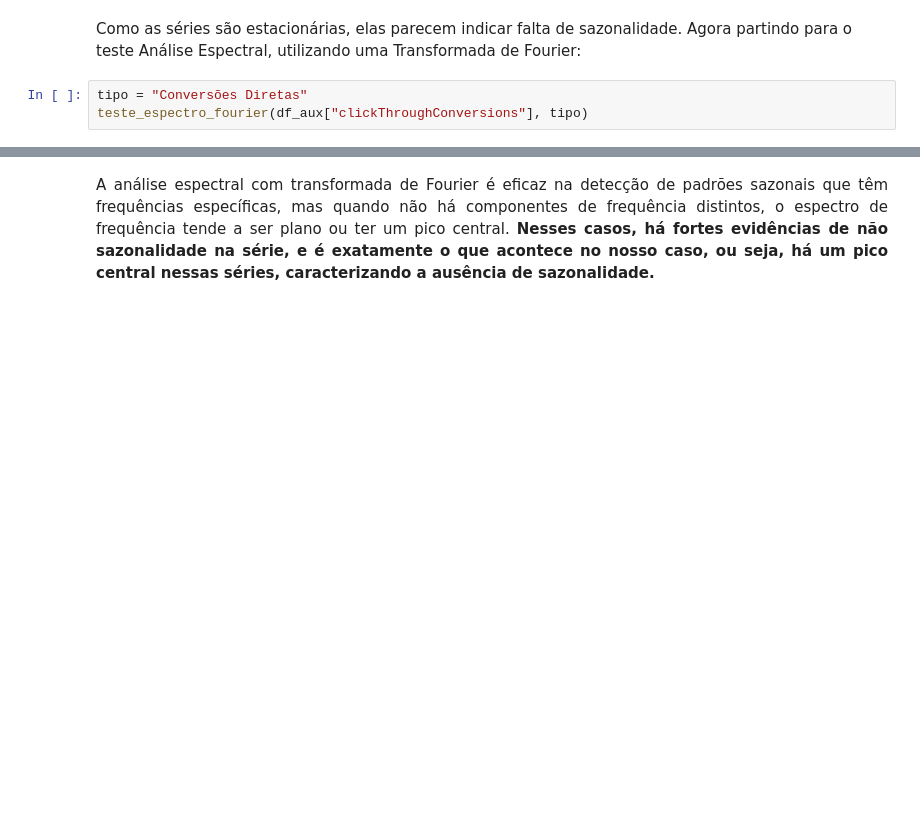
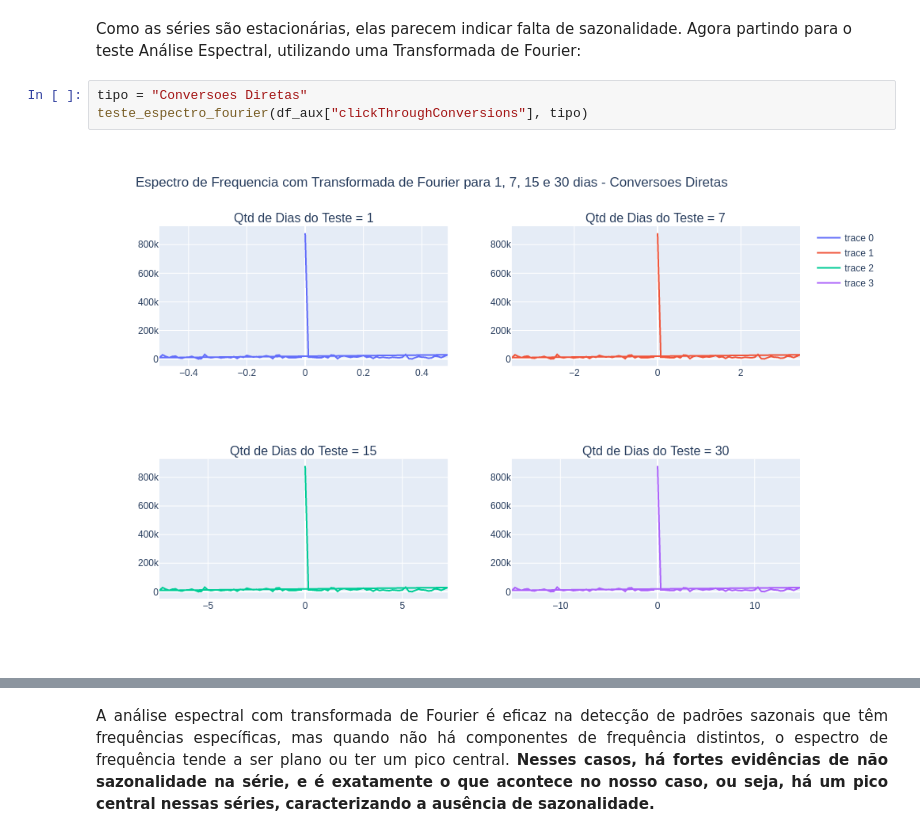
Before and after one commit to brunodifranco/bruno-case-tecnico-rbs, a Jupyter notebook: 12-10-2023-bruno-case-tecnico.ipynb, the cells around one changed output, grey strips where cells are left out. Cells and saved outputs as stored; diff of their text form; blank space fills up the shorter version.

```diff
--- a/12-10-2023-bruno-case-tecnico.ipynb
+++ b/12-10-2023-bruno-case-tecnico.ipynb
@@ -265,6 +290,8 @@ Valor de p: 7.83860461001831e-15
 # %% [markdown]
 Como as séries são estacionárias, elas parecem indicar falta de sazonalidade. Agora partindo para o teste Análise Espectral, utilizando uma Transformada de Fourier:
 # %%
-tipo = "Conversões Diretas"
+tipo = "Conversoes Diretas"
 teste_espectro_fourier(df_aux["clickThroughConversions"], tipo)
+# %% [output]
+[figure, added]
 # %%
```
Also changed, not shown: parts of 42 cells of this notebook, 1 other file.
